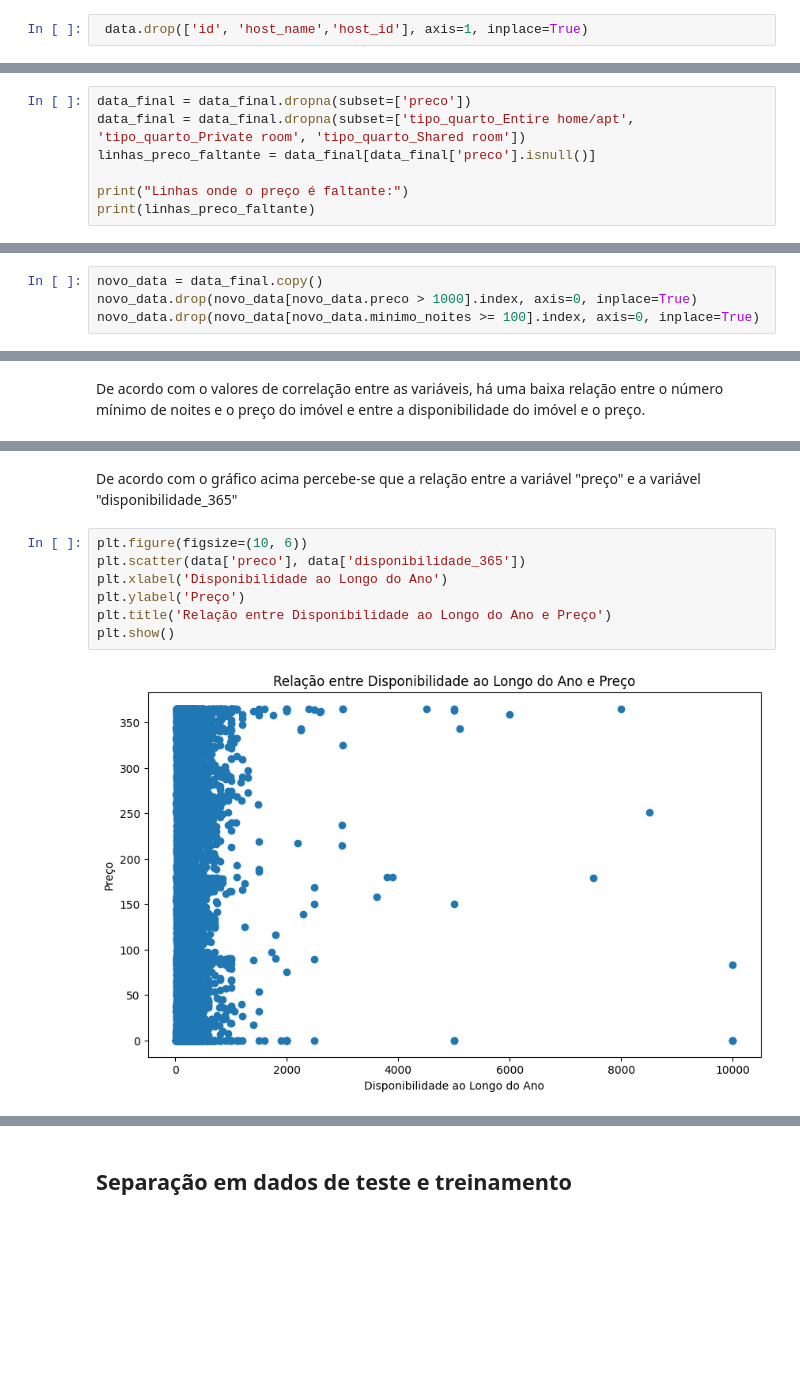
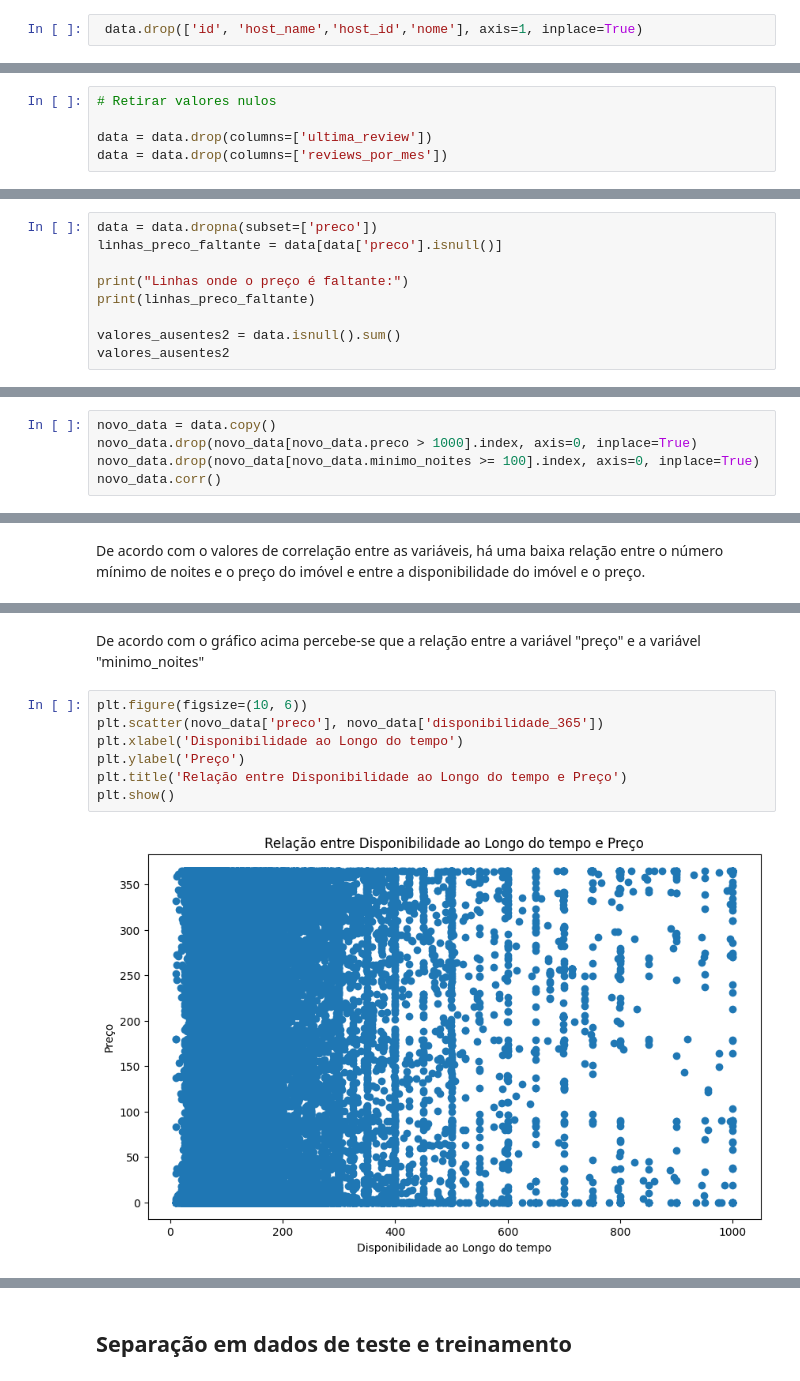
Before and after one commit to brenaSF/LH_CD_BrenaFreitas, a Jupyter notebook: LH_CD_BrenaFreitas.ipynb, the cells around one changed output, grey strips where cells are left out. Saved outputs shown, nothing was run; the diff lists cells and outputs as text; blank space fills up the shorter version.

```diff
--- a/LH_CD_BrenaFreitas.ipynb
+++ b/LH_CD_BrenaFreitas.ipynb
@@ -130,7 +163,7 @@ calculado_host_listings_count        0
 disponibilidade_365                  0
 dtype: int64
 # %%
- data.drop(['id', 'host_name','host_id'], axis=1, inplace=True)
+ data.drop(['id', 'host_name','host_id','nome'], axis=1, inplace=True)
 # %%
 data = data.rename(columns={'bairro_group': 'bairro_grupo', 'room_type': 'tipo_quarto', 'price': 'preco', 'numero_de_reviews': 'numero_avaliacoes','calculado_host_listings_count':'contagem_listas_hosts'})
 # %%
@@ -145 +178,6 @@ data.head()
+# %%
+# Retirar valores nulos
+
+data = data.drop(columns=['ultima_review'])
+data = data.drop(columns=['reviews_por_mes'])
 # %%
@@ -244,10 +247,12 @@ data_final.head()
 # %%
-data_final = data_final.dropna(subset=['preco'])
-data_final = data_final.dropna(subset=['tipo_quarto_Entire home/apt', 'tipo_quarto_Private room', 'tipo_quarto_Shared room'])
-linhas_preco_faltante = data_final[data_final['preco'].isnull()]
+data = data.dropna(subset=['preco'])
+linhas_preco_faltante = data[data['preco'].isnull()]
 
 print("Linhas onde o preço é faltante:")
 print(linhas_preco_faltante)
+
+valores_ausentes2 = data.isnull().sum()
+valores_ausentes2
 # %% [output]
 Linhas onde o preço é faltante:
 Empty DataFrame
@@ -453,6 +442,7 @@ Há 90 lugares com 100 dias ou mais para reservar.
 # %% [markdown]
 ### Criação de novo dataframe
 # %%
-novo_data = data_final.copy()
+novo_data = data.copy()
 novo_data.drop(novo_data[novo_data.preco > 1000].index, axis=0, inplace=True)
 novo_data.drop(novo_data[novo_data.minimo_noites >= 100].index, axis=0, inplace=True)
+novo_data.corr()
@@ -620,11 +598,11 @@ plt.show()
 # %% [markdown]
-De acordo com o gráfico acima percebe-se que a relação entre a variável "preço" e a variável "disponibilidade_365"
+De acordo com o gráfico acima percebe-se que a relação entre a variável "preço" e a variável "minimo_noites"
 # %%
 plt.figure(figsize=(10, 6))
-plt.scatter(data['preco'], data['disponibilidade_365'])
-plt.xlabel('Disponibilidade ao Longo do Ano')
+plt.scatter(novo_data['preco'], novo_data['disponibilidade_365'])
+plt.xlabel('Disponibilidade ao Longo do tempo')
 plt.ylabel('Preço')
-plt.title('Relação entre Disponibilidade ao Longo do Ano e Preço')
+plt.title('Relação entre Disponibilidade ao Longo do tempo e Preço')
 plt.show()
 # %% [output]
-[figure, old version]
+[figure, new version]
```
Also changed, not shown: parts of 78 cells of this notebook.
